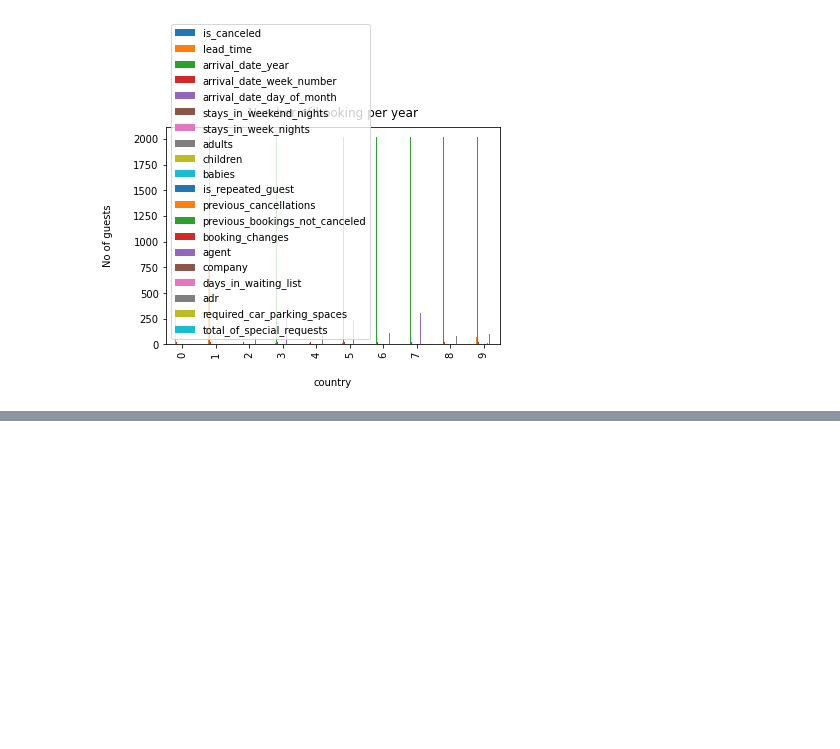
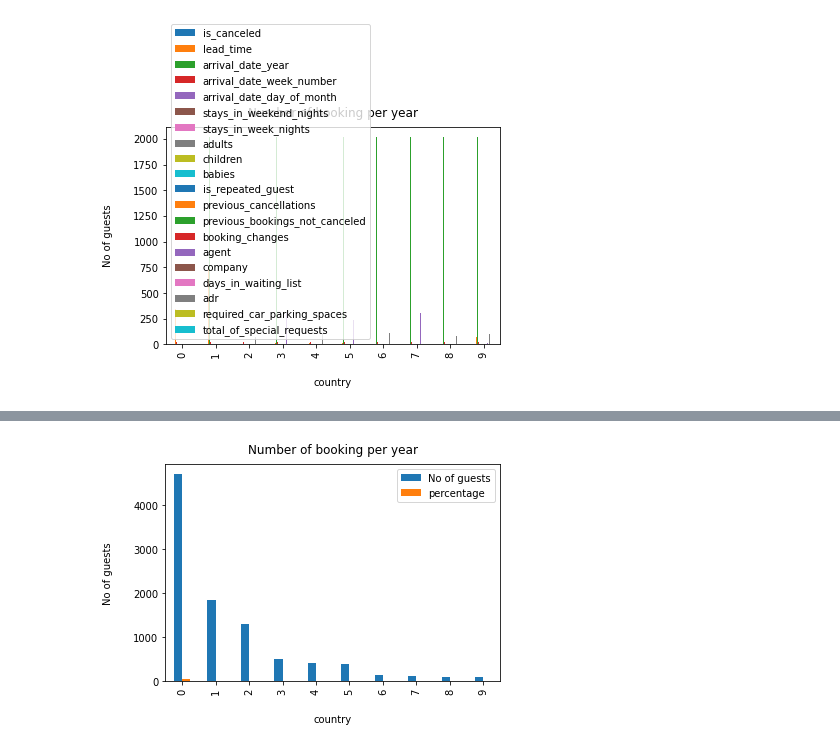
Before and after one commit to Tarungeed/capstone-project-1-, a Jupyter notebook: capstone_project_1.ipynb, the cells around one changed output, grey strips where cells are left out. Cells and saved outputs as stored; diff of their text form; code cells hidden in the pictures; blank space fills up the shorter version.

```diff
--- a/capstone_project_1.ipynb
+++ b/capstone_project_1.ipynb
@@ -199,0 +245,8 @@ plt.title("Number of booking per year", y=1.02);
+# %%
+country_wise_guests.head(10).plot(kind='bar')
+
+plt.xlabel("country", labelpad=20)
+plt.ylabel("No of guests", labelpad=20)
+plt.title("Number of booking per year", y=1.02);
+# %% [output]
+[figure, added]
```
Also changed, not shown: parts of 11 cells of this notebook.
